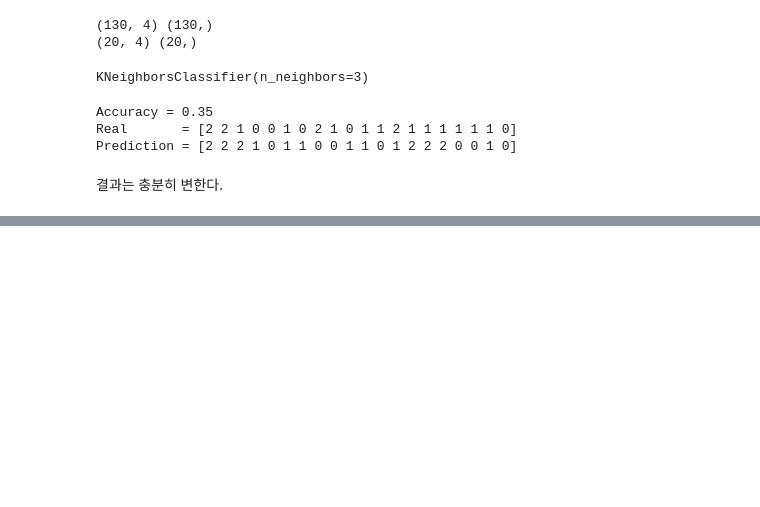
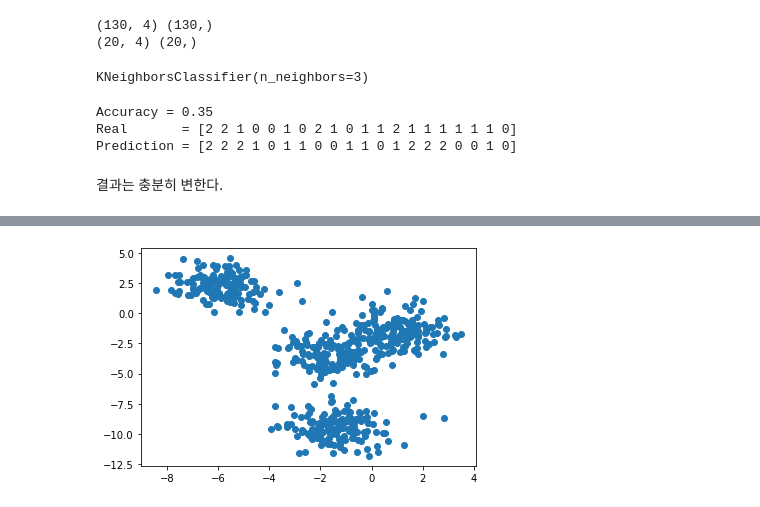
Before and after one commit to yrohh/Python, a Jupyter notebook: Study/데이터사이언스교과서/6장.ipynb, the cells around one changed output, grey strips where cells are left out. Cells and saved outputs as stored; diff of their text form; code cells hidden in the pictures; blank space fills up the shorter version.

```diff
--- a/Study/데이터사이언스교과서/6장.ipynb
+++ b/Study/데이터사이언스교과서/6장.ipynb
@@ -1143,0 +1150,27 @@ Prediction = [2 2 2 1 0 1 1 0 0 1 1 0 1 2 2 2 0 0 1 0]
+# %%
+# -*- coding: utf-8 -*-
+import numpy as np
+import matplotlib.pyplot as plt
+%matplotlib inline
+from matplotlib import cm
+
+from sklearn.datasets import make_blobs
+from sklearn.cluster import KMeans
+from sklearn.metrics import  accuracy_score, classification_report
+
+FLAG_fig = False
+# %%
+X, y = make_blobs(  # 이번은，목적변수（교사 데이터）y는 이용하지 않는다
+    n_samples=600,  # 샘플수
+    n_features=2,    # 데이터（설명변수） 특징량의 종류
+    centers=4,       # 데이터의 그룹수
+    cluster_std=1.0, # 데이터 산포도의 표준편차
+    random_state=2)  # 확률변수의 재현성을 설정
+X_train = X
+y_train = y
+plt.scatter(X_train[:,0], X_train[:,1])
+
+if FLAG_fig: plt.savefig('fig_kMeans_Blobs_1.png')
+plt.show()
+# %% [output]
+[figure, added]
```
Also changed, not shown: parts of 72 cells of this notebook.
